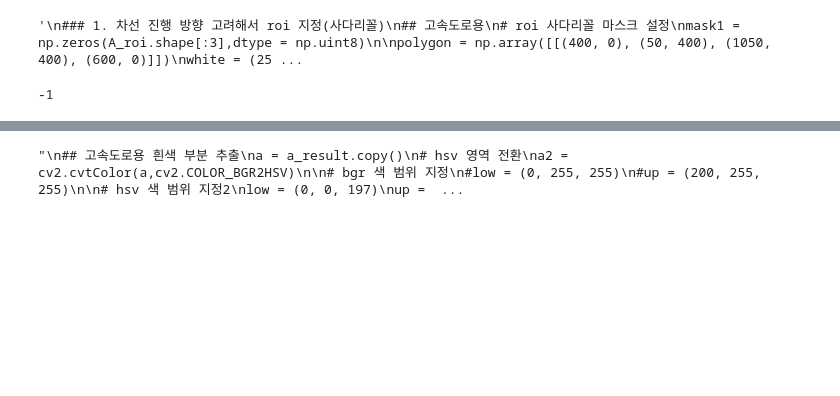
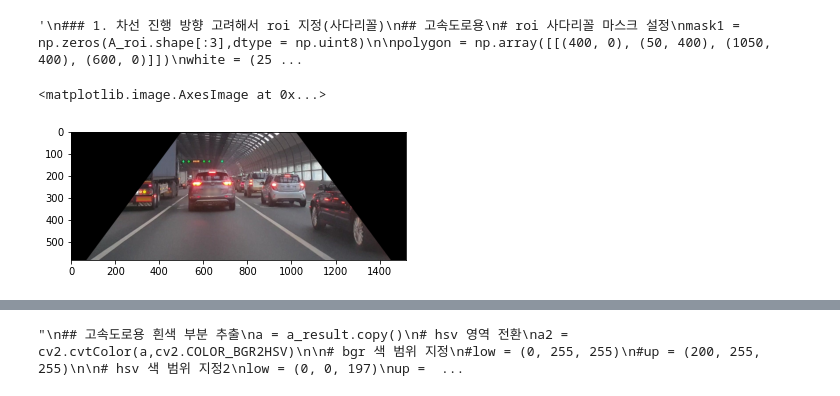
Before and after one commit to lim-ye-ji/Object_recognition_in_autonomous_driving, a Jupyter notebook: lane/Yu.ipynb, the cells around one changed output, grey strips where cells are left out. Drawn from its saved outputs; the diff is of its cells as text; code cells hidden in the pictures; blank space fills up the shorter version.

```diff
--- a/lane/Yu.ipynb
+++ b/lane/Yu.ipynb
@@ -93,14 +138,11 @@ cv2.waitKey(1)
 # %%
 # roi 사다리꼴 자르기
 a_copy = A_roi.copy()
 a_result = cv2.bitwise_and(a_copy, mask1)
 
-cv2.imshow('a_result',a_result) # 본래의 색인 마스크
-
-cv2.waitKey(0)
-cv2.destroyAllWindows()
-cv2.waitKey(1)
+plt.imshow(a_result) # 본래의 색인 마스크
 # %% [output]
--1
+<matplotlib.image.AxesImage at 0x...>
+[figure, added]
 # %%
 ### 2. hsv에서 흰색 차선 후보 검출, hsv에서 노랑색 차선 후보 검출
```
Also changed, not shown: parts of 29 cells of this notebook.
